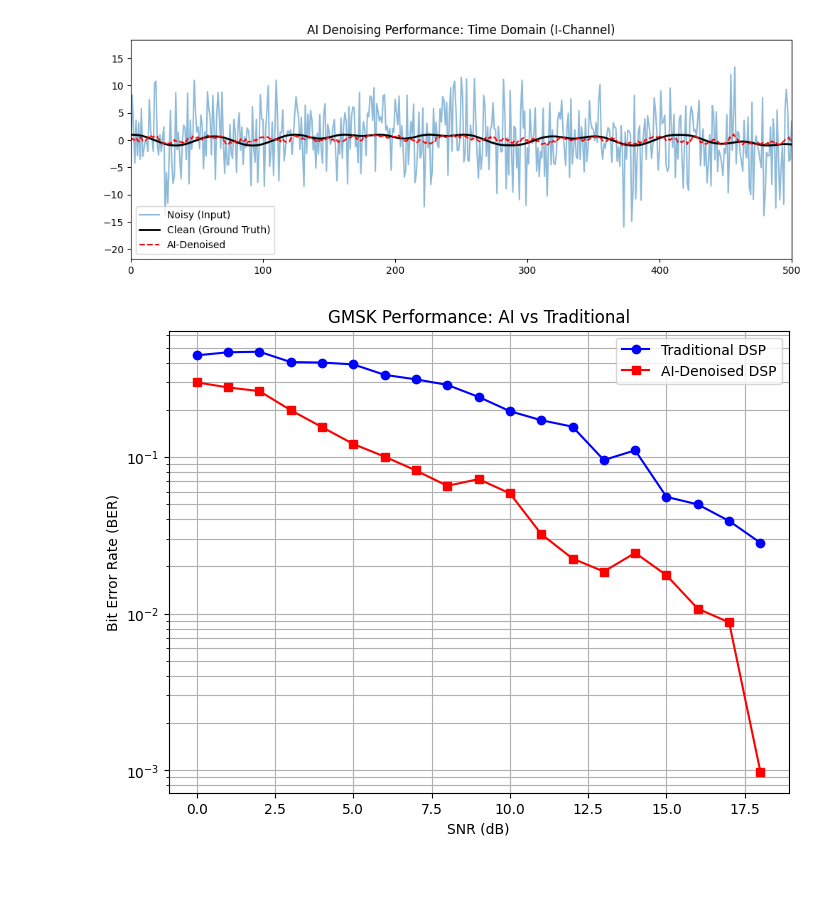
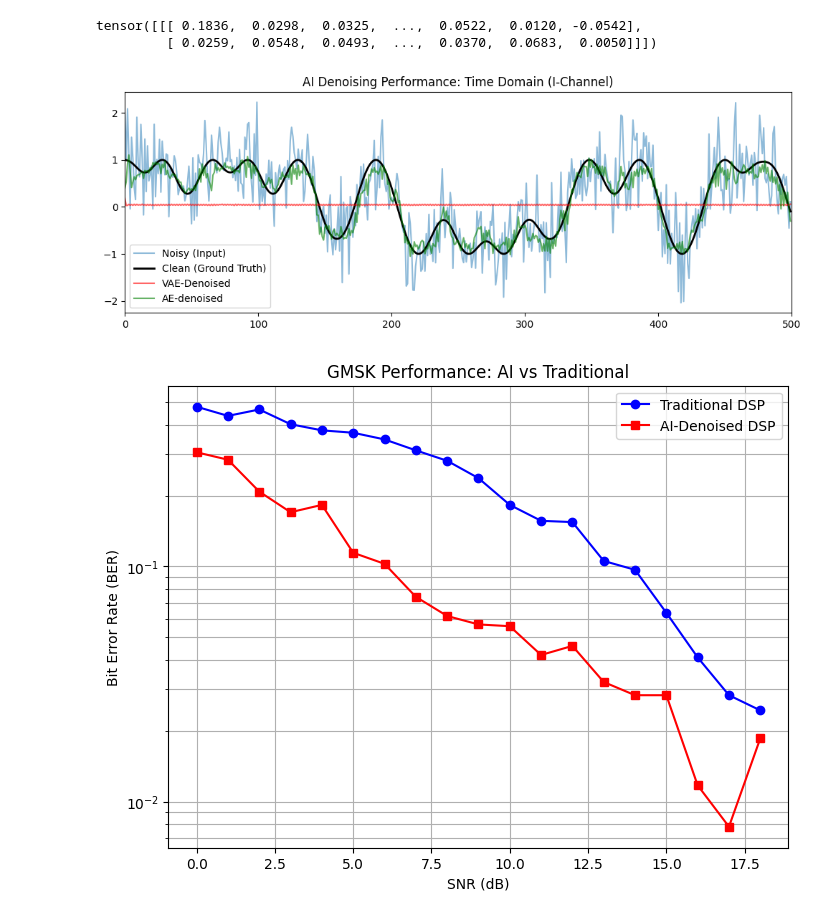
Before and after one commit to prayer-position/Cubesat-Radioastronomie, a Jupyter notebook: notebooks/Neural_Network_Denoising.ipynb, the cells around one changed output. Saved outputs shown, nothing was run; the diff lists cells and outputs as text; code cells hidden in the pictures; blank space fills up the shorter version.

Commit message:
Added Variation auto-encoder to the training part of the code, is still not functional, needs to be revised

```diff
--- a/notebooks/Neural_Network_Denoising.ipynb
+++ b/notebooks/Neural_Network_Denoising.ipynb
@@ -76,0 +92,6 @@ else:
+# %%
+VAE_model = GMSK_VAE().to(device)
+optimizer = torch.optim.Adam(VAE_model.parameters(), lr = 1e-3)
+
+dataset = TensorDataset(X, Y)
+train_loader = DataLoader(dataset, batch_size = 32, shuffle = True)
@@ -77,32 +146,45 @@ else:
+# %%
+from src.modulation import gmsk_demod
+from src.test_gen import generate_test_signal
+
+snr_range = np.arange(0, 19)  # SNRs from 0dB to 19dB
+L = 16  # Samples per symbol
+fc = 146e6  # Carrier frequency
+
+bits, s_noisy, s_clean = generate_test_signal(2**10, 15, L, fc)
+# 32kbit signal
+s_noisy_norm = s_noisy / np.max(np.abs(s_noisy))
+
+AE_model.eval()
+VAE_model.eval()
+
+input_tensor = torch.from_numpy(np.vstack((s_noisy.real, s_noisy.imag))).float().unsqueeze(0)
+with torch.no_grad():
+    AE_denoised_raw = AE_model(input_tensor).squeeze(0).numpy()
+    VAE_denoised, mu, logvar = VAE_model(input_tensor)
+
+AE_denoised = AE_denoised_raw[0, :] + 1j * AE_denoised_raw[1, :]
+# %%
+print(VAE_denoised[:50])
+# %% [output]
+tensor([[[ 0.1836,  0.0298,  0.0325,  ...,  0.0522,  0.0120, -0.0542],
+         [ 0.0259,  0.0548,  0.0493,  ...,  0.0370,  0.0683,  0.0050]]])
 # %%
 import matplotlib.pyplot as plt
 
-# 1. Select a high-noise sample (e.g., SNR = 0dB)
-sample_idx = 0
-noisy_input = X[sample_idx:sample_idx+1] # Shape: (1, 2, Length)
-
-# 2. Run through the AI
-model.eval()
-with torch.no_grad():
-    denoised_output = model(noisy_input).squeeze(0).numpy()
-
-# 3. Plot I-channel comparison
 plt.figure(figsize=(12, 4))
-plt.plot(noisy_input[0, 0, :].numpy(), label='Noisy (Input)', alpha=0.5)
-plt.plot(Y[sample_idx, 0, :].numpy(), label='Clean (Ground Truth)', color='black', lw=2)
-plt.plot(denoised_output[0, :], label='AI-Denoised', color='red', linestyle='--')
+plt.plot(s_noisy[:500], label='Noisy (Input)', alpha=0.5)
+plt.plot(s_clean[:500], label='Clean (Ground Truth)', color='black', lw=2)
+plt.plot(VAE_denoised[0, 0, :500], label='VAE-Denoised', color='red', alpha = 0.6)
+plt.plot(AE_denoised[:500], label='AE-denoised', color = "green", alpha = 0.6 )
 plt.xlim(0, 500)
 plt.title("AI Denoising Performance: Time Domain (I-Channel)")
 plt.legend()
 plt.show()
 # %% [output]
-[figure, old version]
+[figure, new version]
 # %%
-from src.modulation import gmsk_demod
-from src.test_gen import generate_test_signal
-snr_range = np.arange(0, 19)  # SNRs from 0dB to 19dB
-L = 8  # Samples per symbol
-fc = 146e6  # Carrier frequency
+
 
 ber_traditional = []
 ber_ai_assisted = []
@@ -143,4 +225,4 @@ plt.title('GMSK Performance: AI vs Traditional')
 plt.legend()
 plt.show()
 # %% [output]
-[figure, old version]
+[figure, new version]
```
Also changed, not shown: parts of 8 cells of this notebook.
